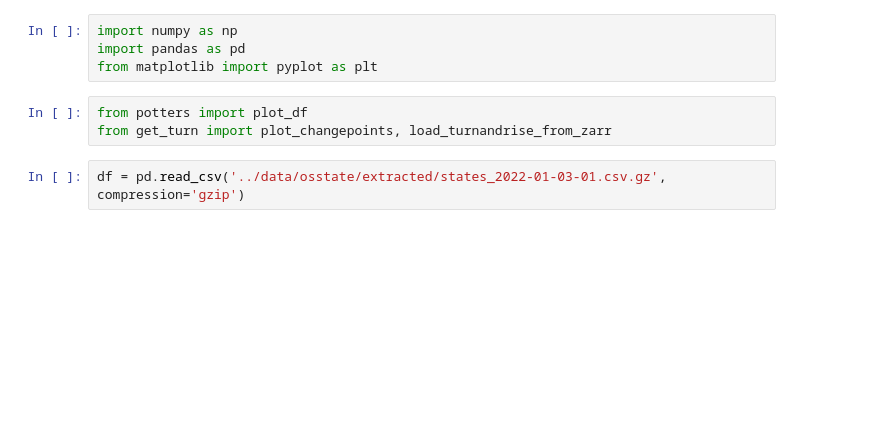
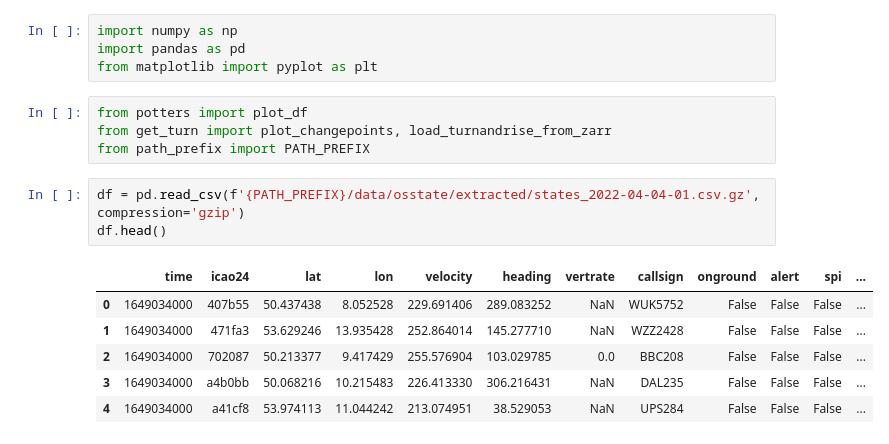
Before and after one commit to thinhhoang95/XFD, a Jupyter notebook: flow-detection/inspect_turns2.ipynb, the cells around one changed output. Drawn from its saved outputs; the diff is of its cells as text; blank space fills up the shorter version.

```diff
--- a/flow-detection/inspect_turns2.ipynb
+++ b/flow-detection/inspect_turns2.ipynb
@@ -11,7 +8,16 @@ from matplotlib import pyplot as plt
 # %%
 from potters import plot_df
 from get_turn import plot_changepoints, load_turnandrise_from_zarr
+from path_prefix import PATH_PREFIX
 # %%
-df = pd.read_csv('../data/osstate/extracted/states_2022-01-03-01.csv.gz', compression='gzip')
+df = pd.read_csv(f'{PATH_PREFIX}/data/osstate/extracted/states_2022-04-04-01.csv.gz', compression='gzip')
+df.head()
+# %% [output]
+|  | time | icao24 | lat | lon | velocity | heading | vertrate | callsign | onground | alert | spi | ... |
+| 0 | 1649034000 | 407b55 | 50.437438 | 8.052528 | 229.691406 | 289.083252 | NaN | WUK5752 | False | False | False | ... |
+| 1 | 1649034000 | 471fa3 | 53.629246 | 13.935428 | 252.864014 | 145.277710 | NaN | WZZ2428 | False | False | False | ... |
+| 2 | 1649034000 | 702087 | 50.213377 | 9.417429 | 255.576904 | 103.029785 | 0.0 | BBC208 | False | False | False | ... |
+| 3 | 1649034000 | a4b0bb | 50.068216 | 10.215483 | 226.413330 | 306.216431 | NaN | DAL235 | False | False | False | ... |
+| 4 | 1649034000 | a41cf8 | 53.974113 | 11.044242 | 213.074951 | 38.529053 | NaN | UPS284 | False | False | False | ... |
 # %%
 # Open a ZARR file
```
Also changed, not shown: parts of 5 cells of this notebook, 1 other file.
